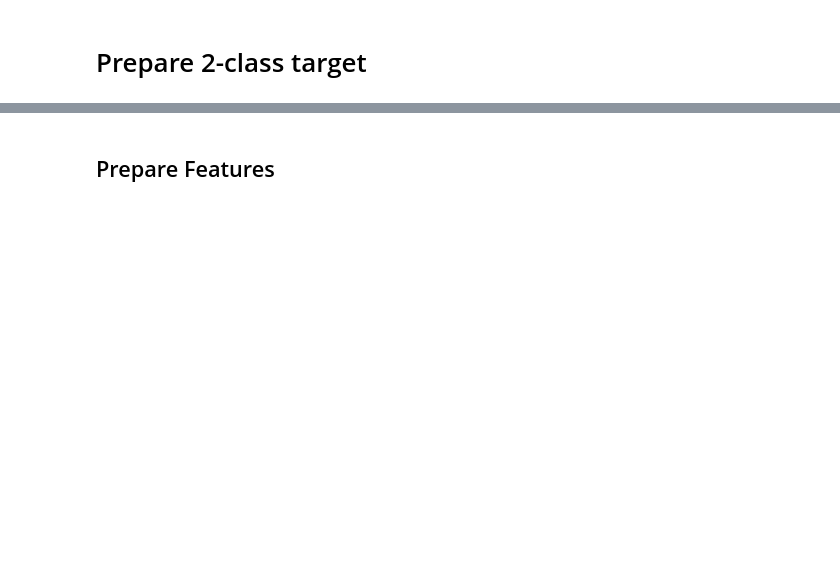
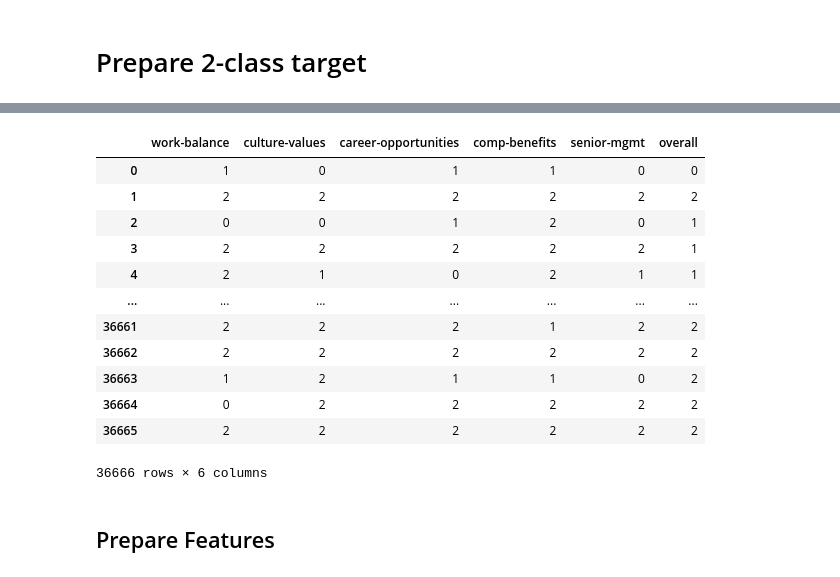
Before and after one commit to theresa-sporn/WorkforceSentimentMonitoring, a Jupyter notebook: notebooks/yunxi_tryingout_2classes.ipynb, the cells around one changed output, grey strips where cells are left out. Cells and saved outputs as stored; diff of their text form; code cells hidden in the pictures; blank space fills up the shorter version.

Commit message:
Modified test package

```diff
--- a/notebooks/yunxi_tryingout_2classes.ipynb
+++ b/notebooks/yunxi_tryingout_2classes.ipynb
@@ -175,0 +28,2 @@ small_target
+# %%
+X_train, X_test, y_train, y_test = get_prepaired_data()
@@ -201,2 +76,0 @@ pd.DataFrame(small_target['work-balance'])'''
-# %%
-X_train, X_test, y_train, y_test = holdout(small_df, small_target)
@@ -311,0 +168,5 @@ df_copy
+# %%
+X_train_copy = X_train.copy()
+y_train_copy = y_train.copy()
+X_test_copy = X_test.copy()
+y_test_copy = y_test.copy()
@@ -312,2 +189,18 @@ df_copy
+# %%
+y_train_copy
+# %% [output]
+|  | work-balance | culture-values | career-opportunities | comp-benefits | senior-mgmt | overall |
+| 0 | 1 | 0 | 1 | 1 | 0 | 0 |
+| 1 | 2 | 2 | 2 | 2 | 2 | 2 |
+| 2 | 0 | 0 | 1 | 2 | 0 | 1 |
+| 3 | 2 | 2 | 2 | 2 | 2 | 1 |
+| 4 | 2 | 1 | 0 | 2 | 1 | 1 |
+| ... | ... | ... | ... | ... | ... | ... |
+| 36661 | 2 | 2 | 2 | 1 | 2 | 2 |
+| 36662 | 2 | 2 | 2 | 2 | 2 | 2 |
+| 36663 | 1 | 2 | 1 | 1 | 0 | 2 |
+| 36664 | 0 | 2 | 2 | 2 | 2 | 2 |
+| 36665 | 2 | 2 | 2 | 2 | 2 | 2 |
+36666 rows × 6 columns
 # %% [markdown]
 ## Prepare Features
```
Also changed, not shown: parts of 70 cells of this notebook, 3 other files.
